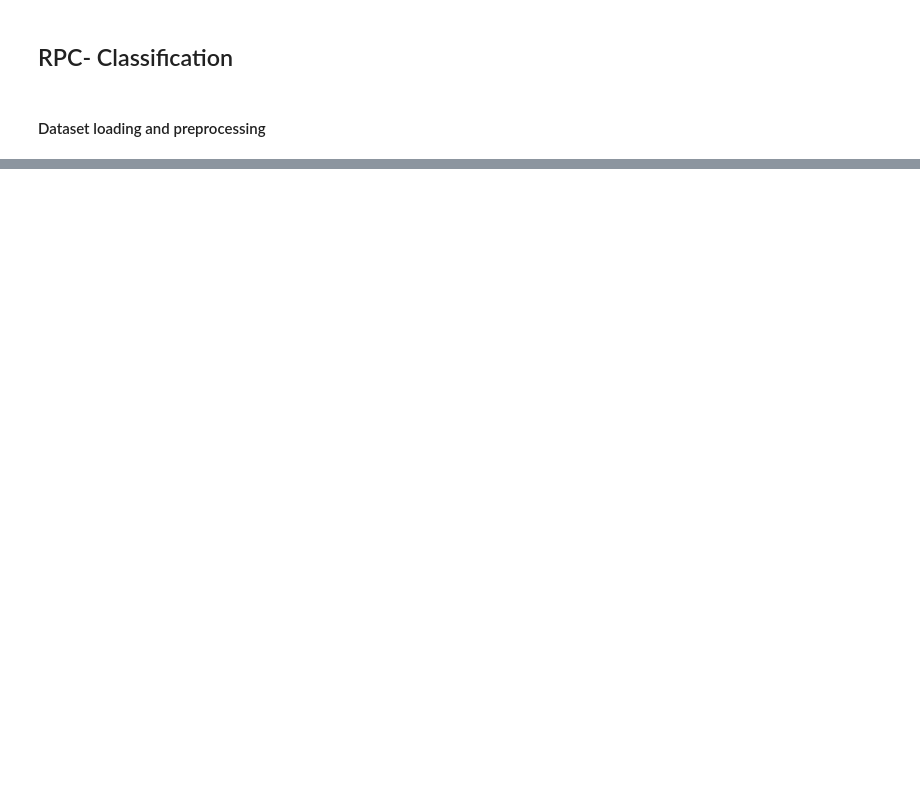
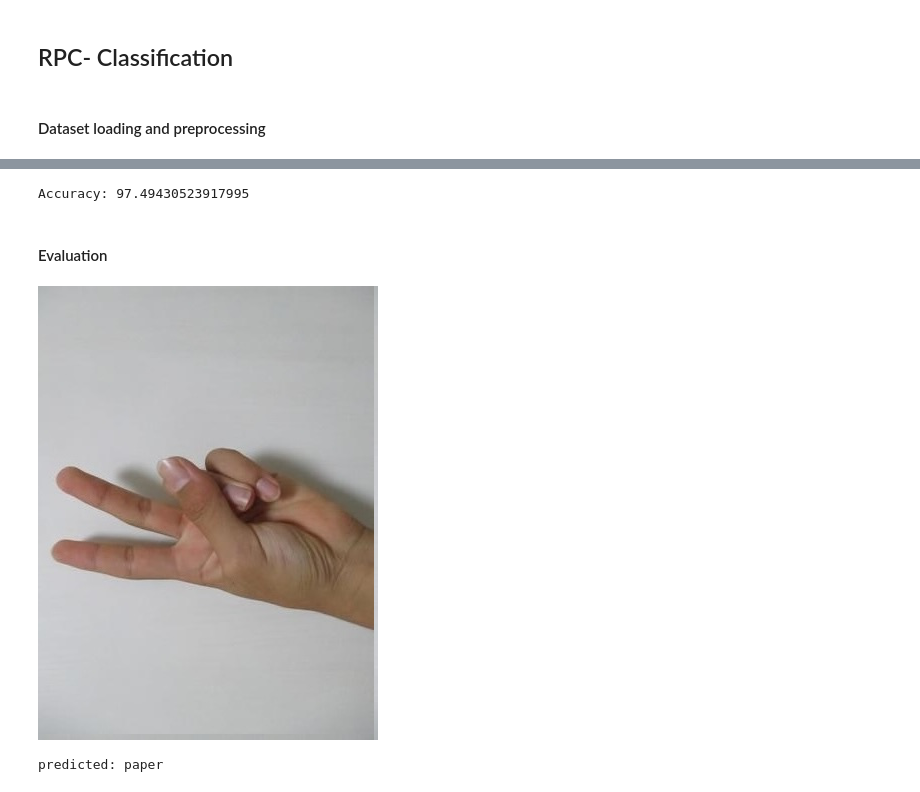
Before and after one commit to Akash-VP4/rps-image_classification, a Jupyter notebook: model.ipynb, the cells around one changed output, grey strips where cells are left out. Drawn from its saved outputs; the diff is of its cells as text; code cells hidden in the pictures; blank space fills up the shorter version.

Commit message:
feat: create model and train

```diff
--- a/model.ipynb
+++ b/model.ipynb
@@ -60,0 +169,54 @@ tensor([[[-0.7412, -0.7333, -0.7412,  ..., -0.7020, -0.7098, -0.7176],
+# %%
+correct = 0
+total = 0
+
+model.eval()
+
+with torch.no_grad():
+    for data in test_loader:
+        images, labels = data
+        outputs = model(images)
+        _, predicted = torch.max(outputs, 1)
+
+        total += labels.size(0)
+        correct += (predicted == labels).sum().item()
+
+accuracy = correct / total * 100
+
+print(f"Accuracy: {accuracy}")
+# %% [output]
+Accuracy: 97.49430523917995
+# %% [markdown]
+#### Evaluation
+# %%
+import matplotlib.pyplot as plt
+from PIL import Image
+
+image_path = "/home/bititude/Downloads/data_rps_test/sample1.jpeg"
+image_path = "/home/bititude/Downloads/data_rps_test/scissors.jpeg"
+
+
+# image_path ="./dataset/rock/0OEXfEooCXlljaEl.png"
+
+img = Image.open(image_path)
+img
+# %% [output]
+[figure, added]
+# %%
+def load_image(image_path):
+
+    image = Image.open(image_path)
+    image = test_transform(image)
+    image = image.unsqueeze(0)
+
+    return image
+
+image = load_image(image_path)
+
+model.eval()
+with torch.no_grad():
+  output = model(image)
+  _,predicted = torch.max(output,1)
+  print(f"predicted: {class_names[predicted.item()]}")
+# %% [output]
+predicted: paper
```
Also changed, not shown: parts of 11 cells of this notebook.
